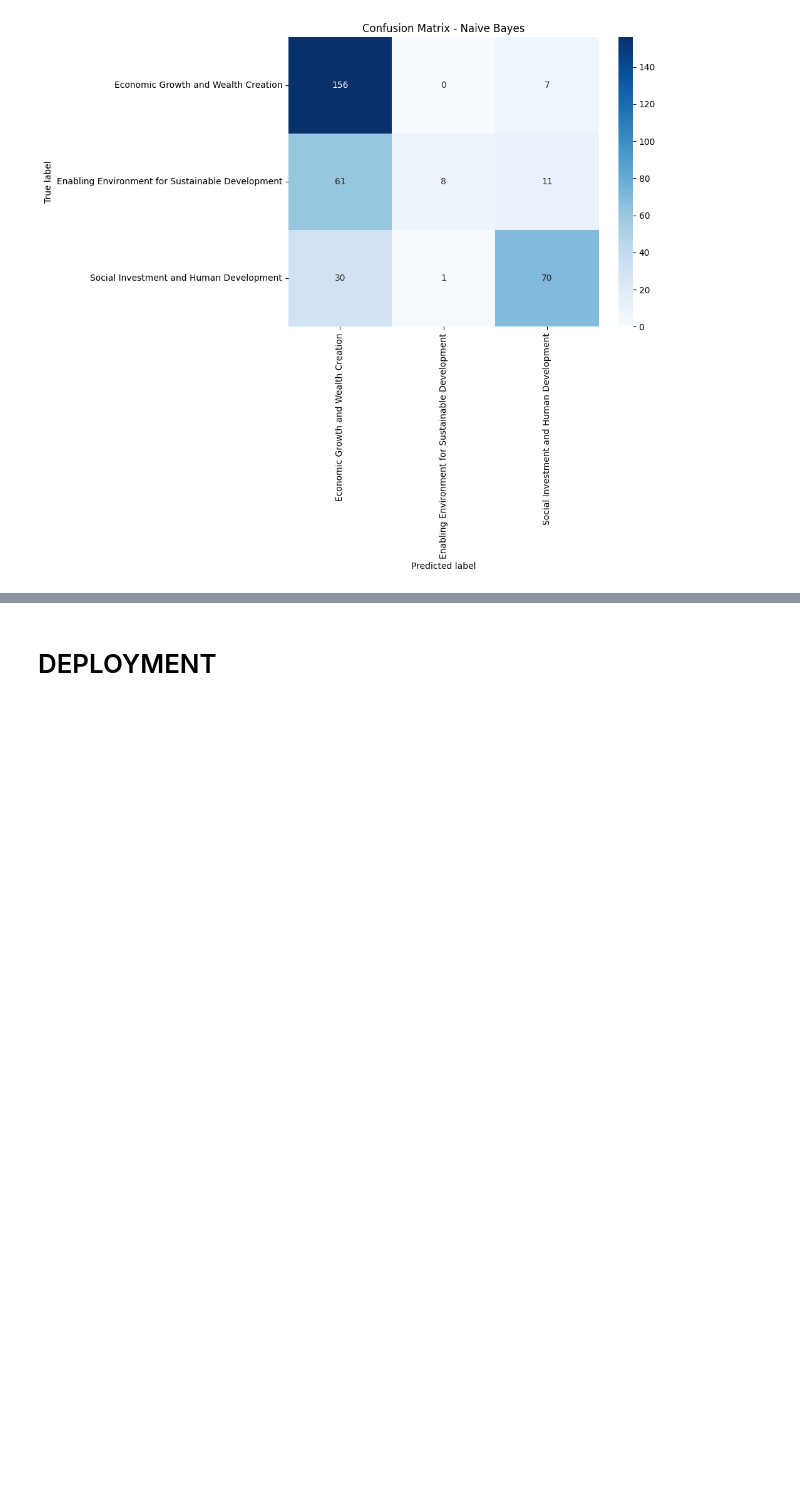
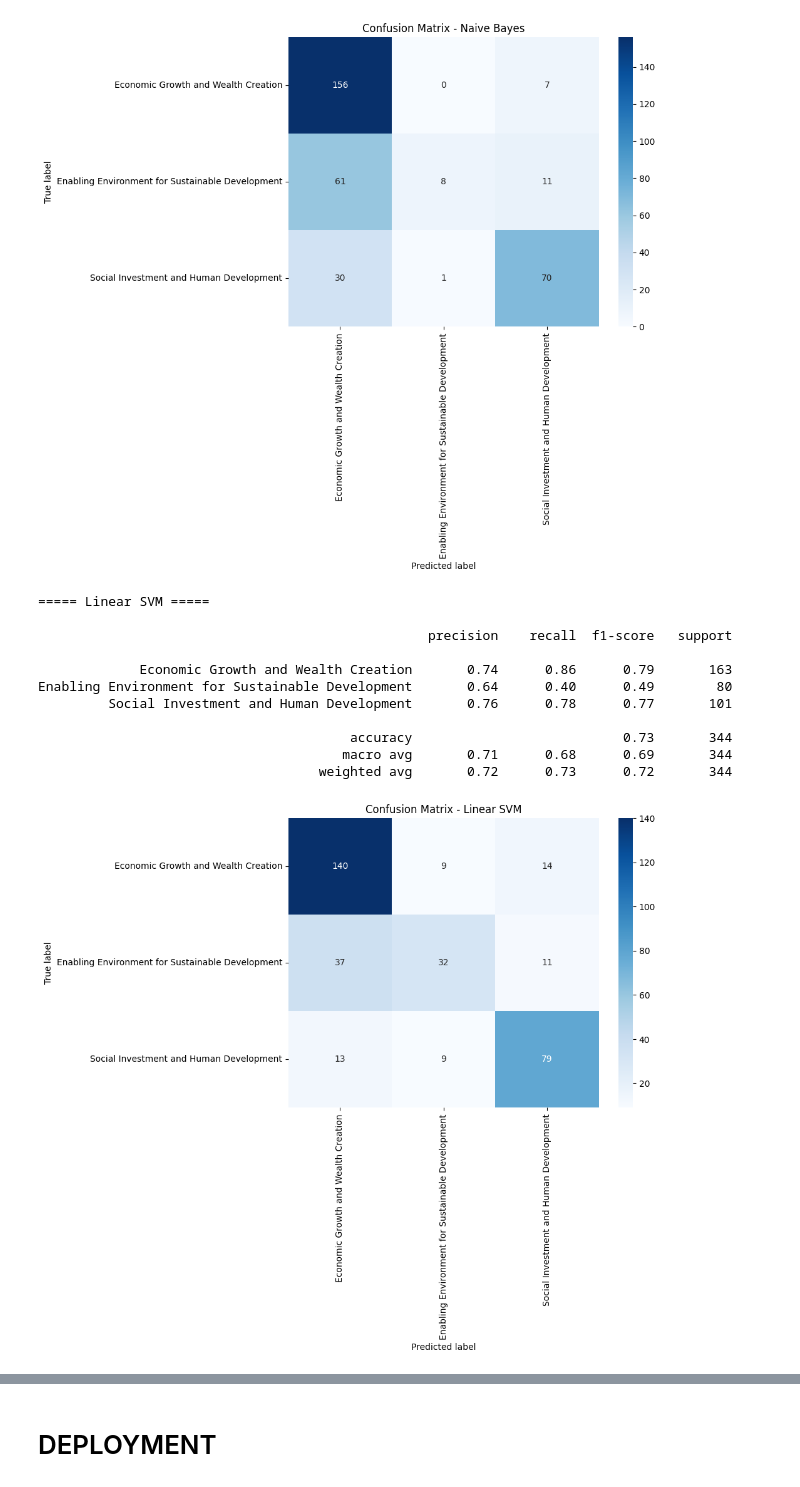
Before and after one commit to FestuMiles/classification-model-unza-publications, a Jupyter notebook: Classification_of_unza_faculty_research_interests.ipynb, the cells around one changed output, grey strips where cells are left out. Drawn from its saved outputs; the diff is of its cells as text; code cells hidden in the pictures; blank space fills up the shorter version.

```diff
--- a/Classification_of_unza_faculty_research_interests.ipynb
+++ b/Classification_of_unza_faculty_research_interests.ipynb
@@ -723,3 +737,32 @@ Enabling Environment for Sustainable Development       0.89      0.10      0.18
                                        macro avg       0.77      0.58      0.56       344
                                     weighted avg       0.74      0.68      0.62       344
 [figure]
+# %%
+print(f"\n===== Linear SVM =====\n")
+y_pred = svc_model2.predict(X_test2)
+print(classification_report(y_test2, y_pred))
+
+# Confusion Matrix
+cm = confusion_matrix(y_test2, y_pred, labels=svc_model2.classes_)
+
+plt.figure(figsize=(8,6))
+sns.heatmap(cm, annot=True, fmt="d", cmap="Blues",
+            xticklabels=svc_model2.classes_,
+            yticklabels=svc_model2.classes_)
+plt.title("Confusion Matrix - Linear SVM")
+plt.ylabel("True label")
+plt.xlabel("Predicted label")
+plt.show()
+# %% [output]
+===== Linear SVM =====
+
+                                                  precision    recall  f1-score   support
+
+             Economic Growth and Wealth Creation       0.74      0.86      0.79       163
+Enabling Environment for Sustainable Development       0.64      0.40      0.49        80
+         Social Investment and Human Development       0.76      0.78      0.77       101
+
+                                        accuracy                           0.73       344
+                                       macro avg       0.71      0.68      0.69       344
+                                    weighted avg       0.72      0.73      0.72       344
+[figure, added]
```
Also changed, not shown: parts of 10 cells of this notebook.
